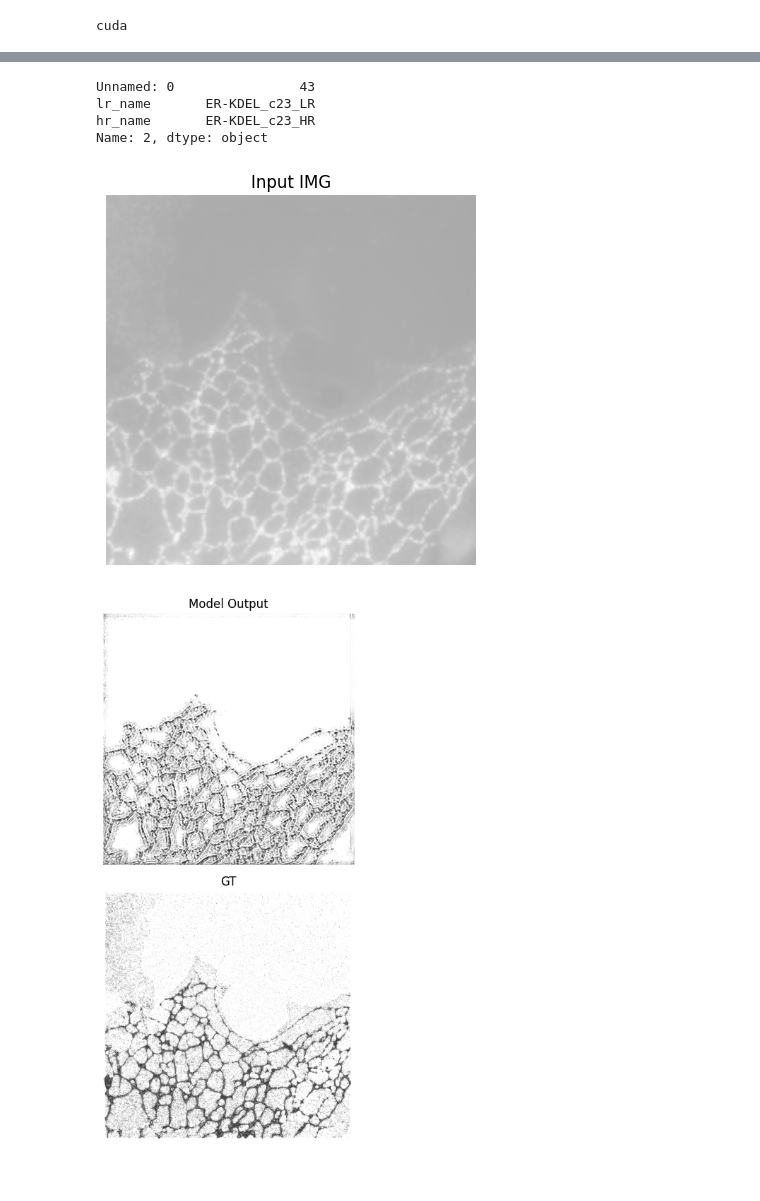
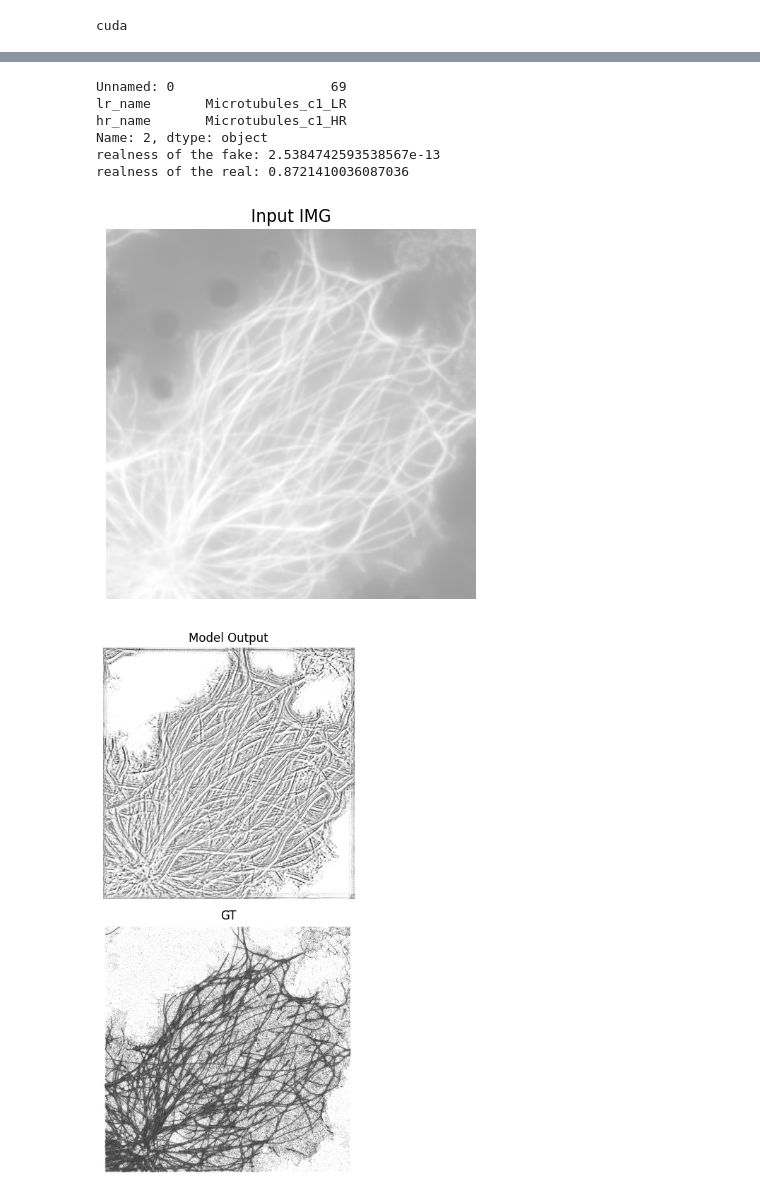
Before and after one commit to CGCCollin/Diffraction-Limited-SR, a Jupyter notebook: model.ipynb, the cells around one changed output, grey strips where cells are left out. Cells and saved outputs as stored; diff of their text form; code cells hidden in the pictures.

Commit message:
fixed GAN loss. updated Discriminator

```diff
--- a/model.ipynb
+++ b/model.ipynb
@@ -437,39 +471,46 @@ Best loss: 0.0905224084854126, from: DModel-2026-07-15-16-42-l
 # %%
 model = RRDB_Generator(1, 64, 32, True, 0.2, 1)
 model = model.to(device)
-model.load_state_dict(torch.load(r"./best_params/" + "GModel-2026-07-15-16-42-l" + ".pth"))
+model.load_state_dict(torch.load(r"./best_params/" + "GModel-2026-07-16-16-37-l" + ".pth"))
+disc = Discrim(1, 64, 32).to(device)
+disc.load_state_dict(torch.load(r"./best_params/" + "DModel-2026-07-16-16-37-l" + ".pth"))
 loss_fn = nn.MSELoss()
 #testing SR capabilities
 #take a test image, SR it, and compare to GT
 test_in, test_gt = test_set[2]
 test_in = test_in.to(device, non_blocking=True)
 test_gt = test_gt.to(device, non_blocking=True)
 print(test_set.img_pairs.loc[2,:])
 test_in = test_in.unsqueeze(0)
 out = model(test_in)
+print(f"realness of the fake: {torch.mean(torch.sigmoid(disc(out)))}")
+print(f"realness of the real: {torch.mean(torch.sigmoid(disc(test_gt)))}")
 ax = plt.axes()
 out = out.to('cpu')
 out = out.squeeze()
 out = out.detach().numpy()
+
 #comparisons (visual)
 test_in = test_in.to('cpu').squeeze()
 ax.imshow(test_in, norm=LogNorm(1, test_in.max()), cmap=CMAP)
 ax.set_title("Input IMG")
 ax.set_axis_off()
 gt = test_gt.to('cpu').squeeze()
 gt = gt.detach().numpy()
 fig, axes = plt.subplots(2,1, figsize=(5,8))
 axes[0].imshow(out, norm=LogNorm(1, out.max()), cmap=CMAP)
 axes[0].set_title("Model Output")
 axes[0].set_axis_off()
 axes[1].imshow(gt, norm=LogNorm(1, gt.max()), cmap=CMAP)
 axes[1].set_title("GT")
 axes[1].set_axis_off()
 plt.tight_layout()
 # %% [output]
-Unnamed: 0                43
-lr_name       ER-KDEL_c23_LR
-hr_name       ER-KDEL_c23_HR
+Unnamed: 0                    69
+lr_name       Microtubules_c1_LR
+hr_name       Microtubules_c1_HR
 Name: 2, dtype: object
+realness of the fake: 2.5384742593538567e-13
+realness of the real: 0.8721410036087036
-[figure, old version]
+[figure, new version]
-[figure, old version]
+[figure, new version]
```
Also changed, not shown: parts of 3 cells of this notebook.
